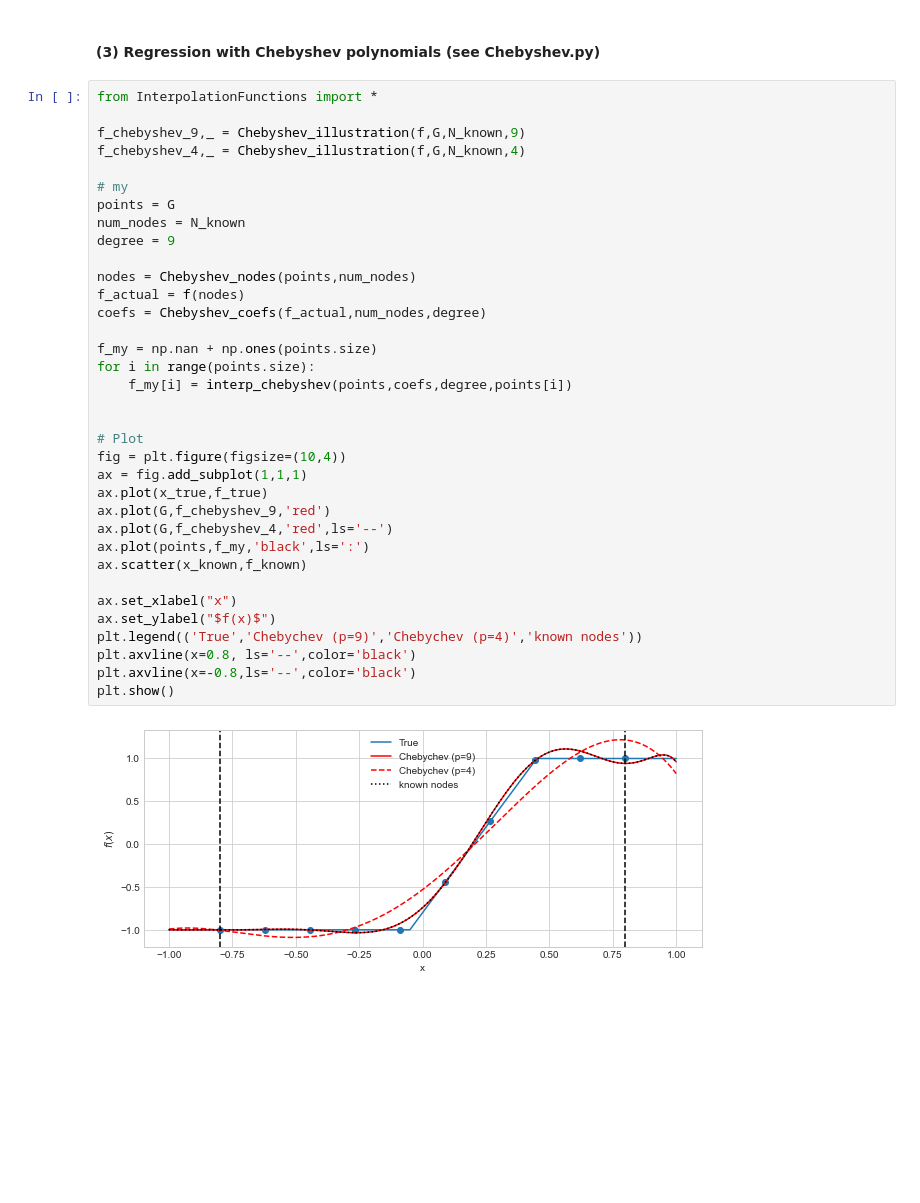
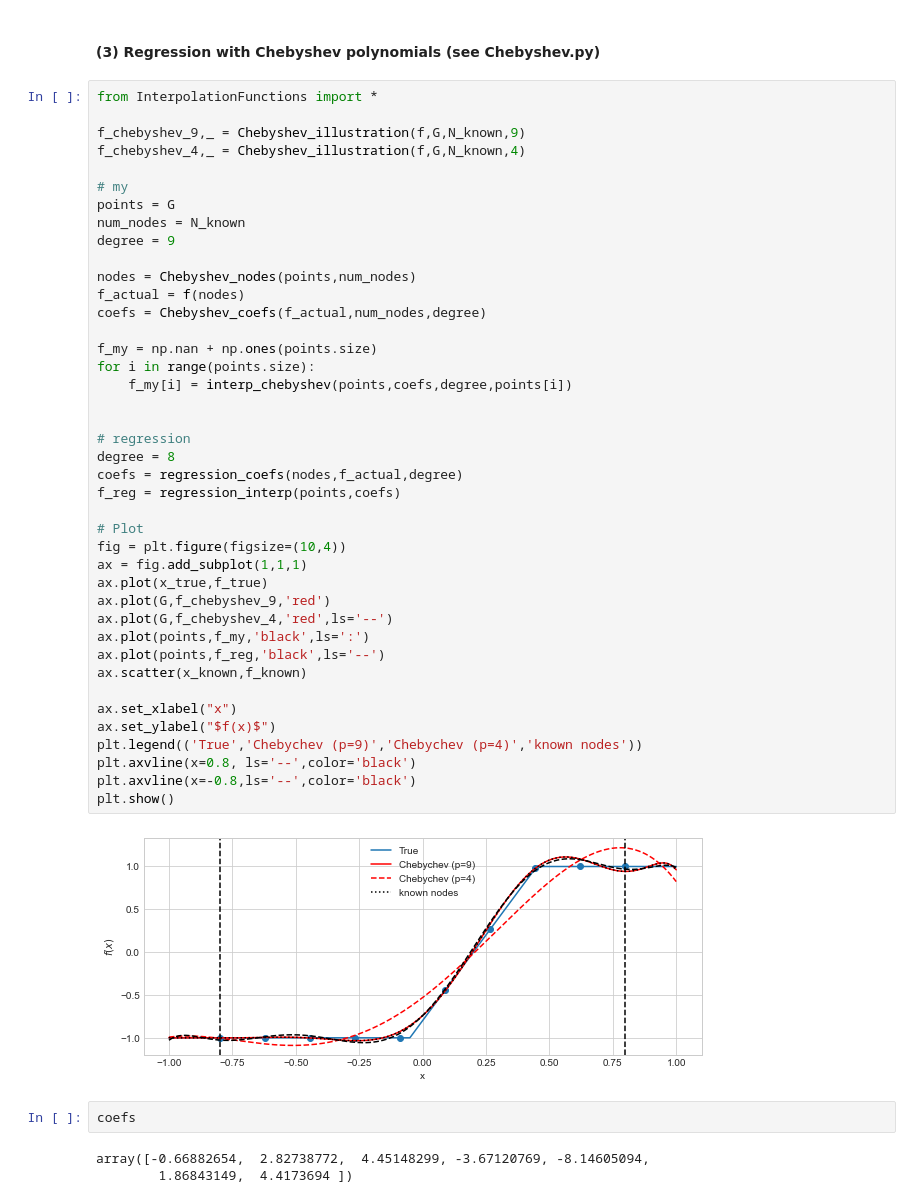
Before and after one commit to ThomasHJorgensen/iEGM, a Jupyter notebook: TEMP_interpolate.ipynb, the cells around one changed output. Drawn from its saved outputs; the diff is of its cells as text; blank space fills up the shorter version.

Commit message:
regression added to iEGM

```diff
--- a/TEMP_Chebyshev.ipynb
+++ b/TEMP_interpolate.ipynb
@@ -121,31 +118,42 @@ f_chebyshev_4,_ = Chebyshev_illustration(f,G,N_known,4)
 # my
 points = G
 num_nodes = N_known
 degree = 9
 
 nodes = Chebyshev_nodes(points,num_nodes)
 f_actual = f(nodes)
 coefs = Chebyshev_coefs(f_actual,num_nodes,degree)
 
 f_my = np.nan + np.ones(points.size)
 for i in range(points.size):
     f_my[i] = interp_chebyshev(points,coefs,degree,points[i])
 
 
+# regression
+degree = 8
+coefs = regression_coefs(nodes,f_actual,degree)
+f_reg = regression_interp(points,coefs)
+
 # Plot
 fig = plt.figure(figsize=(10,4))
 ax = fig.add_subplot(1,1,1)
 ax.plot(x_true,f_true)
 ax.plot(G,f_chebyshev_9,'red')
 ax.plot(G,f_chebyshev_4,'red',ls='--')
 ax.plot(points,f_my,'black',ls=':')
+ax.plot(points,f_reg,'black',ls='--')
 ax.scatter(x_known,f_known)
 
 ax.set_xlabel("x")
 ax.set_ylabel("$f(x)$")
 plt.legend(('True','Chebychev (p=9)','Chebychev (p=4)','known nodes'))
 plt.axvline(x=0.8, ls='--',color='black')
 plt.axvline(x=-0.8,ls='--',color='black')
 plt.show()
 # %% [output]
-[figure, old version]
+[figure, new version]
+# %%
+coefs
+# %% [output]
+array([-0.66882654,  2.82738772,  4.45148299, -3.67120769, -8.14605094,
+        1.86843149,  4.4173694 ])
```
Also changed, not shown: parts of 1 cell of this notebook, 2 other files.
